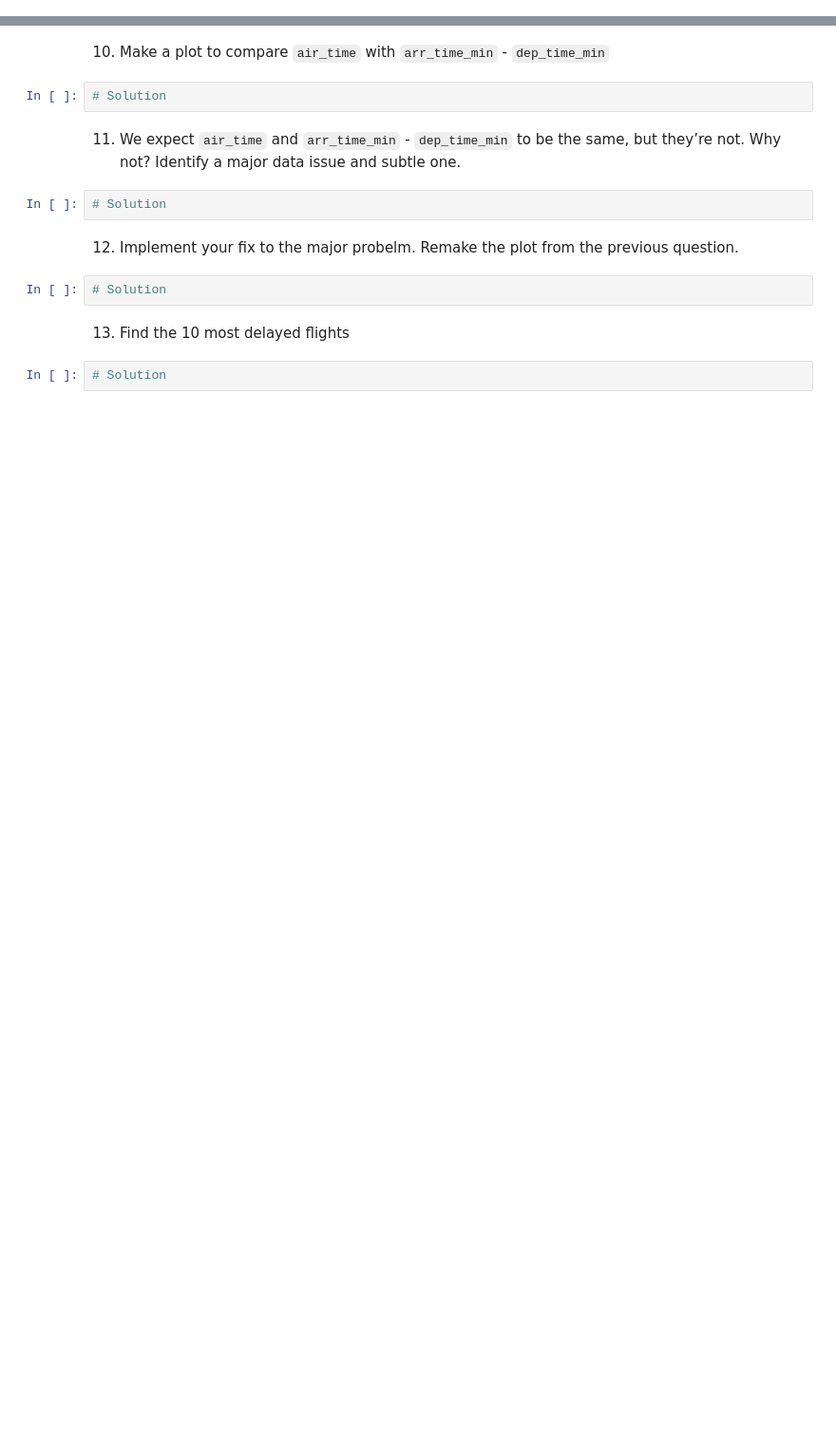
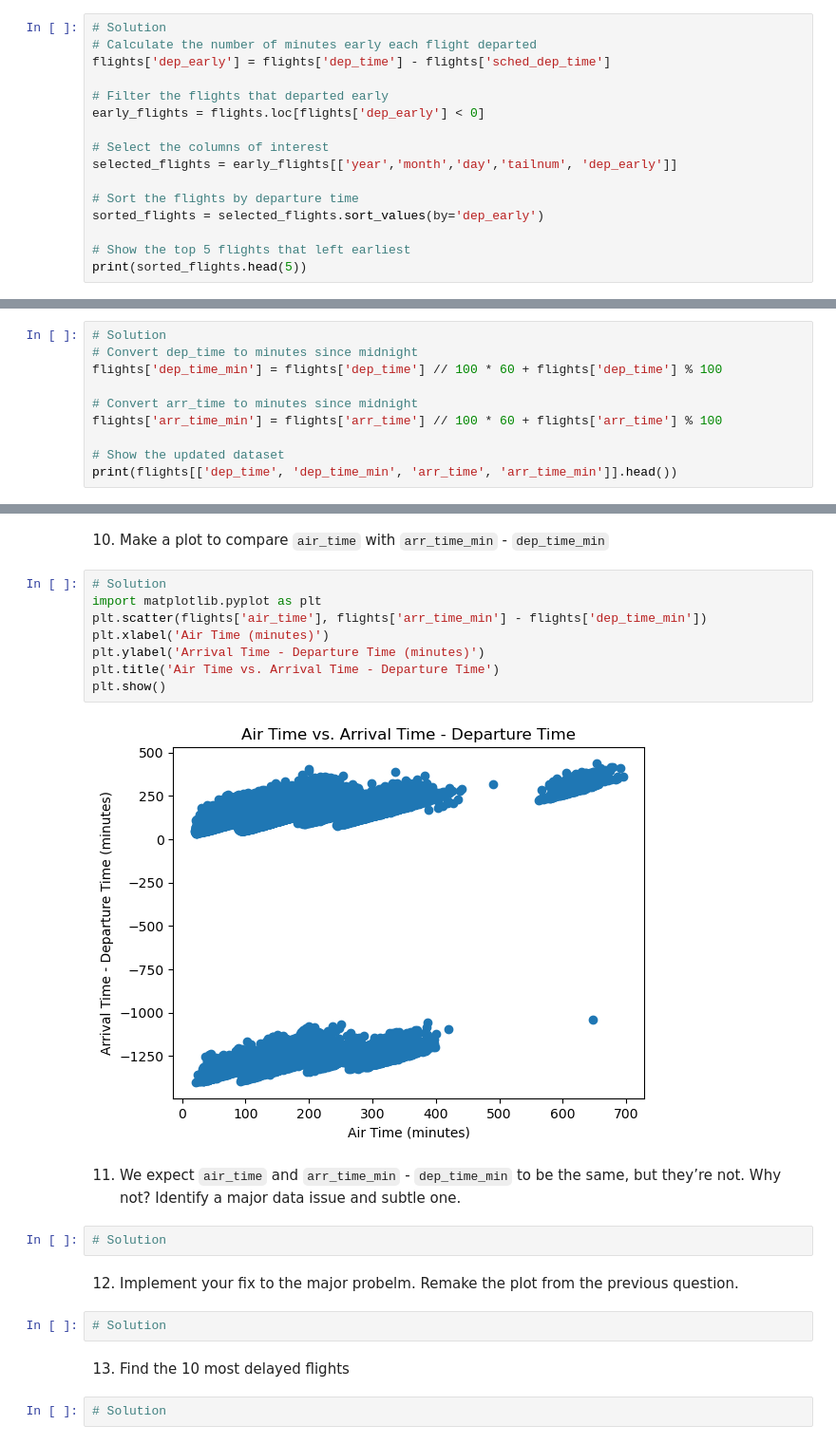
Before and after one commit to qlab-intro-python/tarea-2-team_egomez_gtorre, a Jupyter notebook: tarea_2_plantilla.ipynb, the cells around one changed output, grey strips where cells are left out. Shown: that part at 95% size. Saved outputs shown, nothing was run; the diff lists cells and outputs as text; blank space fills up the shorter version.

```diff
--- a/tarea_2_plantilla.ipynb
+++ b/tarea_2_plantilla.ipynb
@@ -250,0 +245,16 @@ The most delayed flight by arrival time is:
+# %%
+# Solution
+# Calculate the number of minutes early each flight departed
+flights['dep_early'] = flights['dep_time'] - flights['sched_dep_time']
+
+# Filter the flights that departed early
+early_flights = flights.loc[flights['dep_early'] < 0]
+
+# Select the columns of interest
+selected_flights = early_flights[['year','month','day','tailnum', 'dep_early']]
+
+# Sort the flights by departure time
+sorted_flights = selected_flights.sort_values(by='dep_early')
+
+# Show the top 5 flights that left earliest
+print(sorted_flights.head(5))
@@ -256,0 +298,10 @@ The most delayed flight by arrival time is:
+# %%
+# Solution
+# Convert dep_time to minutes since midnight
+flights['dep_time_min'] = flights['dep_time'] // 100 * 60 + flights['dep_time'] % 100
+
+# Convert arr_time to minutes since midnight
+flights['arr_time_min'] = flights['arr_time'] // 100 * 60 + flights['arr_time'] % 100
+
+# Show the updated dataset
+print(flights[['dep_time', 'dep_time_min', 'arr_time', 'arr_time_min']].head())
@@ -257,7 +315,15 @@ The most delayed flight by arrival time is:
 # %% [markdown]
 10. Make a plot to compare `air_time` with `arr_time_min` - `dep_time_min`
-# %%
-# Solution
+# %%
+# Solution
+import matplotlib.pyplot as plt
+plt.scatter(flights['air_time'], flights['arr_time_min'] - flights['dep_time_min'])
+plt.xlabel('Air Time (minutes)')
+plt.ylabel('Arrival Time - Departure Time (minutes)')
+plt.title('Air Time vs. Arrival Time - Departure Time')
+plt.show()
+# %% [output]
+[figure, added]
 # %% [markdown]
 11. We expect `air_time` and `arr_time_min` - `dep_time_min` to be the same, but they’re not. Why not?
 Identify a major data issue and subtle one.
```
Also changed, not shown: parts of 8 cells of this notebook.
